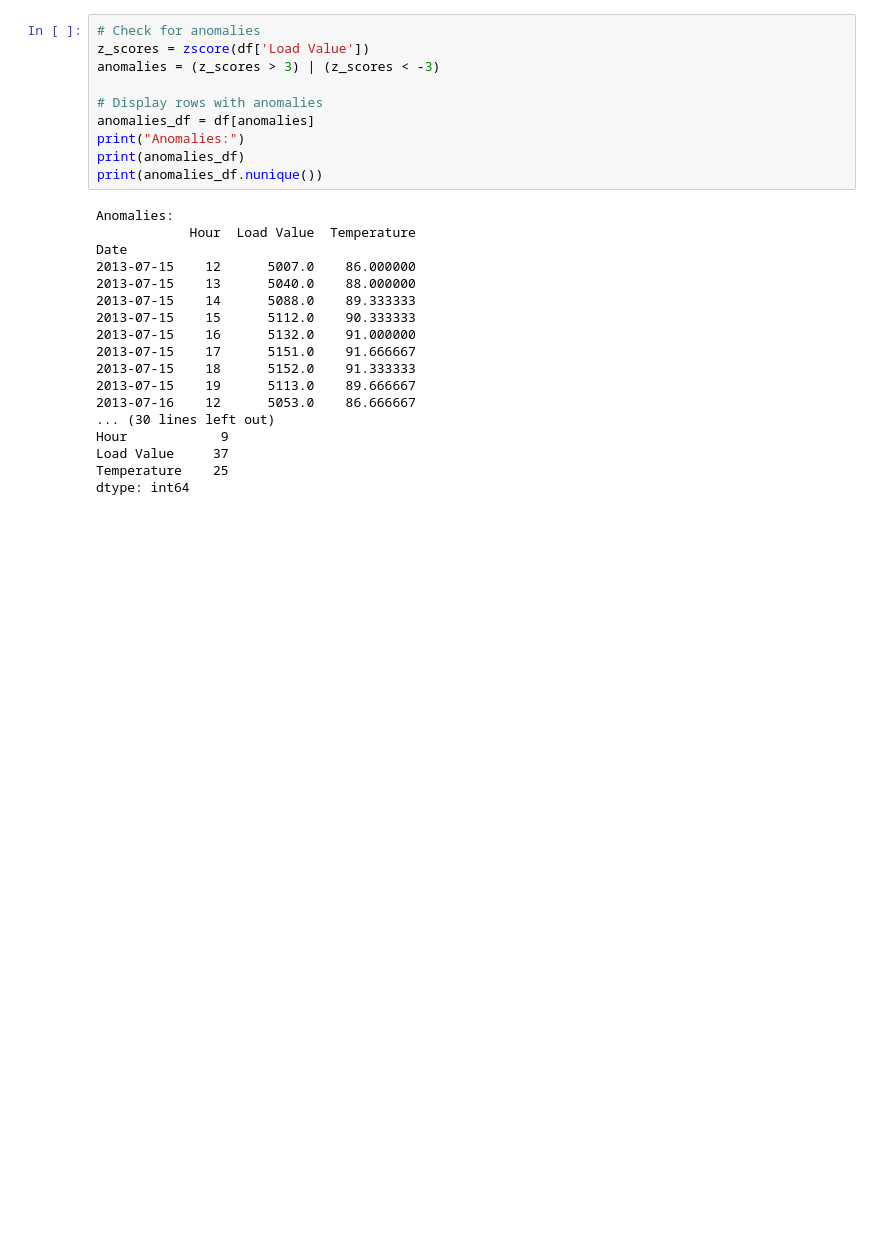
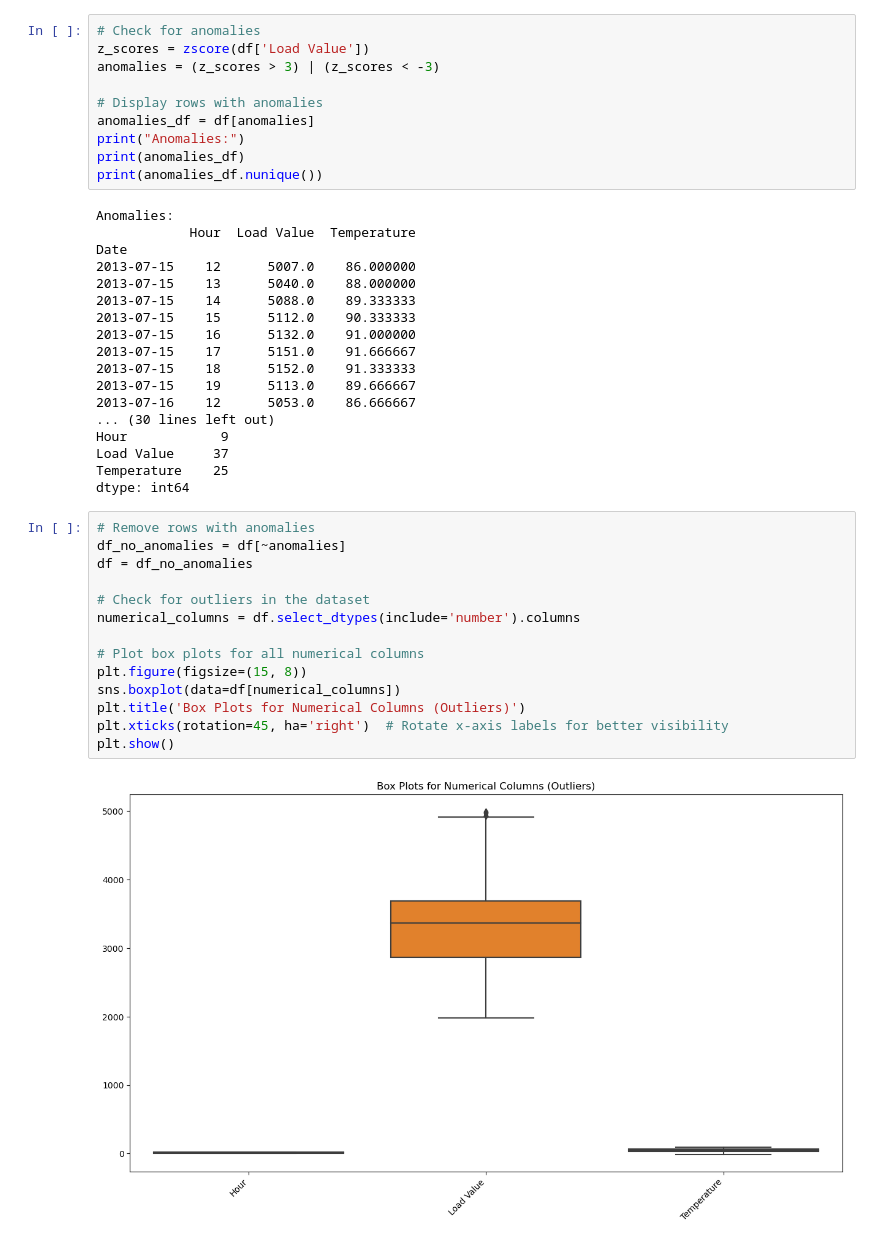
Before and after one commit to valerio1221/Minnd, a Jupyter notebook: t2.ipynb, the cells around one changed output. Cells and saved outputs as stored; diff of their text form; blank space fills up the shorter version.

```diff
--- a/t2.ipynb
+++ b/t2.ipynb
@@ -219,3 +219,19 @@ Hour            9
 Load Value     37
 Temperature    25
 dtype: int64
+# %%
+# Remove rows with anomalies
+df_no_anomalies = df[~anomalies]
+df = df_no_anomalies
+
+# Check for outliers in the dataset
+numerical_columns = df.select_dtypes(include='number').columns
+
+# Plot box plots for all numerical columns
+plt.figure(figsize=(15, 8))
+sns.boxplot(data=df[numerical_columns])
+plt.title('Box Plots for Numerical Columns (Outliers)')
+plt.xticks(rotation=45, ha='right')  # Rotate x-axis labels for better visibility
+plt.show()
+# %% [output]
+[figure, added]
```
